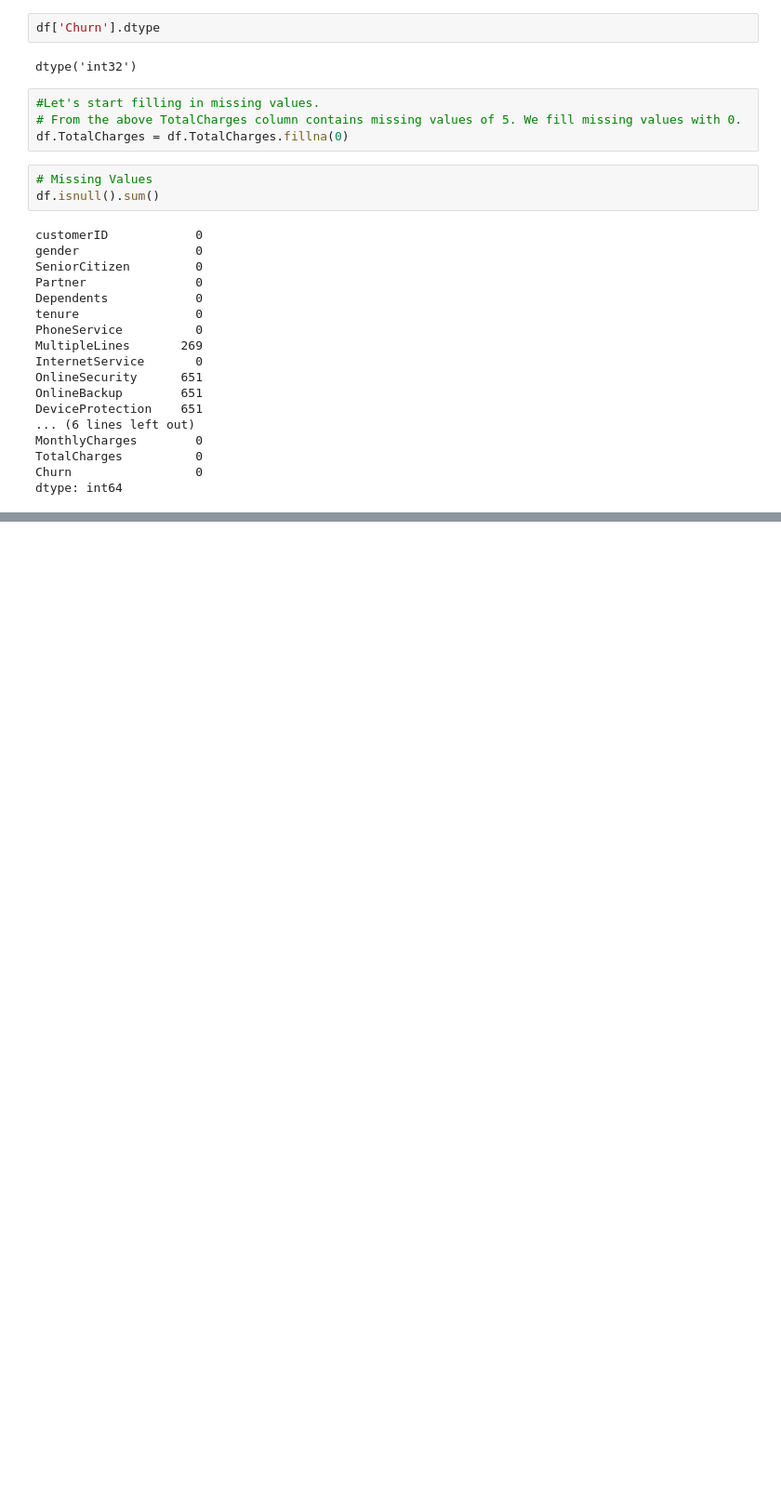
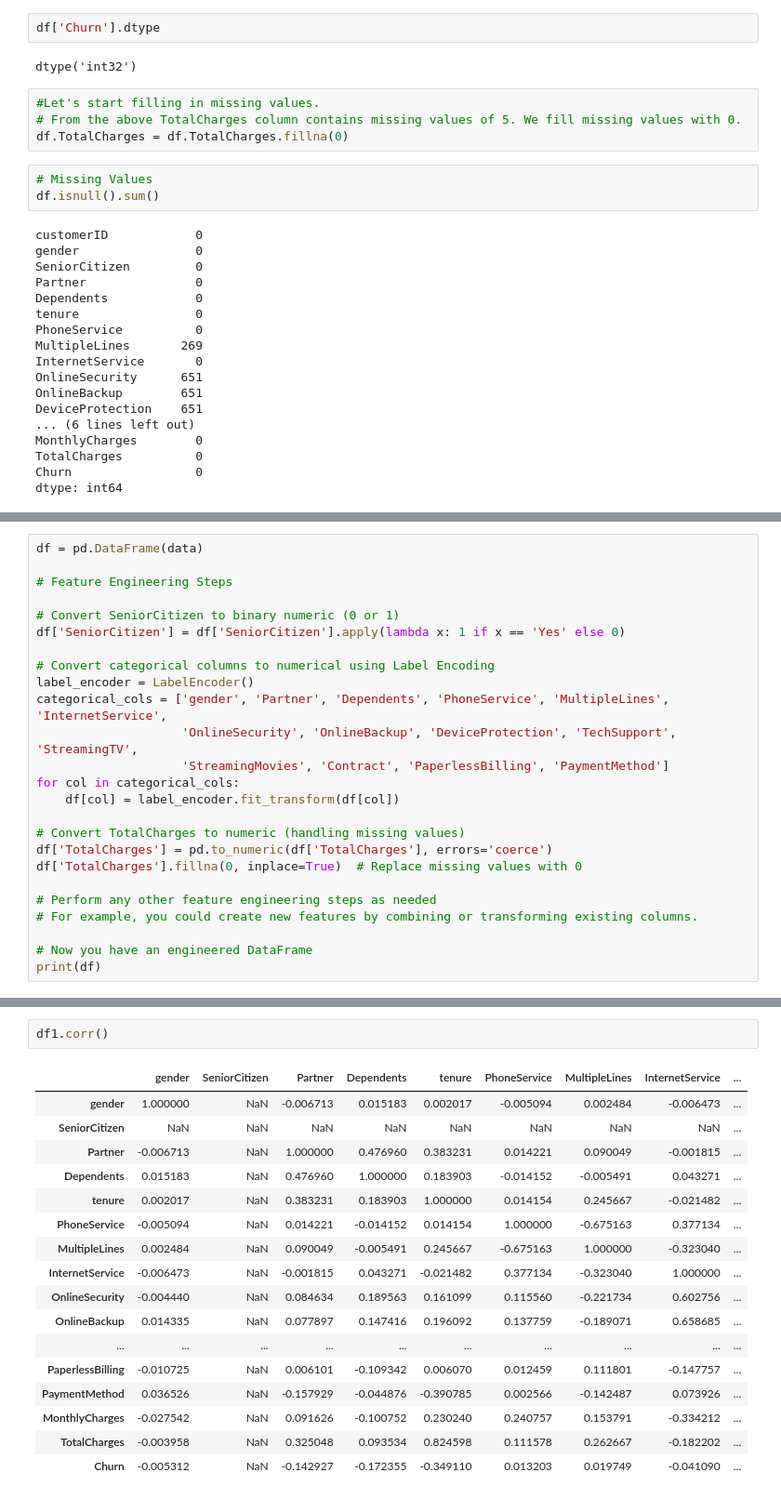
Before and after one commit to lauranyangasi/classification, a Jupyter notebook: Classification_project.ipynb, the cells around one changed output, grey strips where cells are left out. Shown: that part at 93% size. Drawn from its saved outputs; the diff is of its cells as text; blank space fills up the shorter version.

Commit message:
perform modelling

```diff
--- a/Classification_project.ipynb
+++ b/Classification_project.ipynb
@@ -295,0 +392,25 @@ dtype: int64
+# %%
+df = pd.DataFrame(data)
+
+# Feature Engineering Steps
+
+# Convert SeniorCitizen to binary numeric (0 or 1)
+df['SeniorCitizen'] = df['SeniorCitizen'].apply(lambda x: 1 if x == 'Yes' else 0)
+
+# Convert categorical columns to numerical using Label Encoding
+label_encoder = LabelEncoder()
+categorical_cols = ['gender', 'Partner', 'Dependents', 'PhoneService', 'MultipleLines', 'InternetService',
+                    'OnlineSecurity', 'OnlineBackup', 'DeviceProtection', 'TechSupport', 'StreamingTV',
+                    'StreamingMovies', 'Contract', 'PaperlessBilling', 'PaymentMethod']
+for col in categorical_cols:
+    df[col] = label_encoder.fit_transform(df[col])
+
+# Convert TotalCharges to numeric (handling missing values)
+df['TotalCharges'] = pd.to_numeric(df['TotalCharges'], errors='coerce')
+df['TotalCharges'].fillna(0, inplace=True)  # Replace missing values with 0
+
+# Perform any other feature engineering steps as needed
+# For example, you could create new features by combining or transforming existing columns.
+
+# Now you have an engineered DataFrame
+print(df)
@@ -295,0 +459,20 @@ dtype: int64
+# %%
+df1.corr()
+# %% [output]
+|  | gender | SeniorCitizen | Partner | Dependents | tenure | PhoneService | MultipleLines | InternetService | ... |
+| gender | 1.000000 | NaN | -0.006713 | 0.015183 | 0.002017 | -0.005094 | 0.002484 | -0.006473 | ... |
+| SeniorCitizen | NaN | NaN | NaN | NaN | NaN | NaN | NaN | NaN | ... |
+| Partner | -0.006713 | NaN | 1.000000 | 0.476960 | 0.383231 | 0.014221 | 0.090049 | -0.001815 | ... |
+| Dependents | 0.015183 | NaN | 0.476960 | 1.000000 | 0.183903 | -0.014152 | -0.005491 | 0.043271 | ... |
+| tenure | 0.002017 | NaN | 0.383231 | 0.183903 | 1.000000 | 0.014154 | 0.245667 | -0.021482 | ... |
+| PhoneService | -0.005094 | NaN | 0.014221 | -0.014152 | 0.014154 | 1.000000 | -0.675163 | 0.377134 | ... |
+| MultipleLines | 0.002484 | NaN | 0.090049 | -0.005491 | 0.245667 | -0.675163 | 1.000000 | -0.323040 | ... |
+| InternetService | -0.006473 | NaN | -0.001815 | 0.043271 | -0.021482 | 0.377134 | -0.323040 | 1.000000 | ... |
+| OnlineSecurity | -0.004440 | NaN | 0.084634 | 0.189563 | 0.161099 | 0.115560 | -0.221734 | 0.602756 | ... |
+| OnlineBackup | 0.014335 | NaN | 0.077897 | 0.147416 | 0.196092 | 0.137759 | -0.189071 | 0.658685 | ... |
+| ... | ... | ... | ... | ... | ... | ... | ... | ... | ... |
+| PaperlessBilling | -0.010725 | NaN | 0.006101 | -0.109342 | 0.006070 | 0.012459 | 0.111801 | -0.147757 | ... |
+| PaymentMethod | 0.036526 | NaN | -0.157929 | -0.044876 | -0.390785 | 0.002566 | -0.142487 | 0.073926 | ... |
+| MonthlyCharges | -0.027542 | NaN | 0.091626 | -0.100752 | 0.230240 | 0.240757 | 0.153791 | -0.334212 | ... |
+| TotalCharges | -0.003958 | NaN | 0.325048 | 0.093534 | 0.824598 | 0.111578 | 0.262667 | -0.182202 | ... |
+| Churn | -0.005312 | NaN | -0.142927 | -0.172355 | -0.349110 | 0.013203 | 0.019749 | -0.041090 | ... |
```
Also changed, not shown: parts of 29 cells of this notebook.
